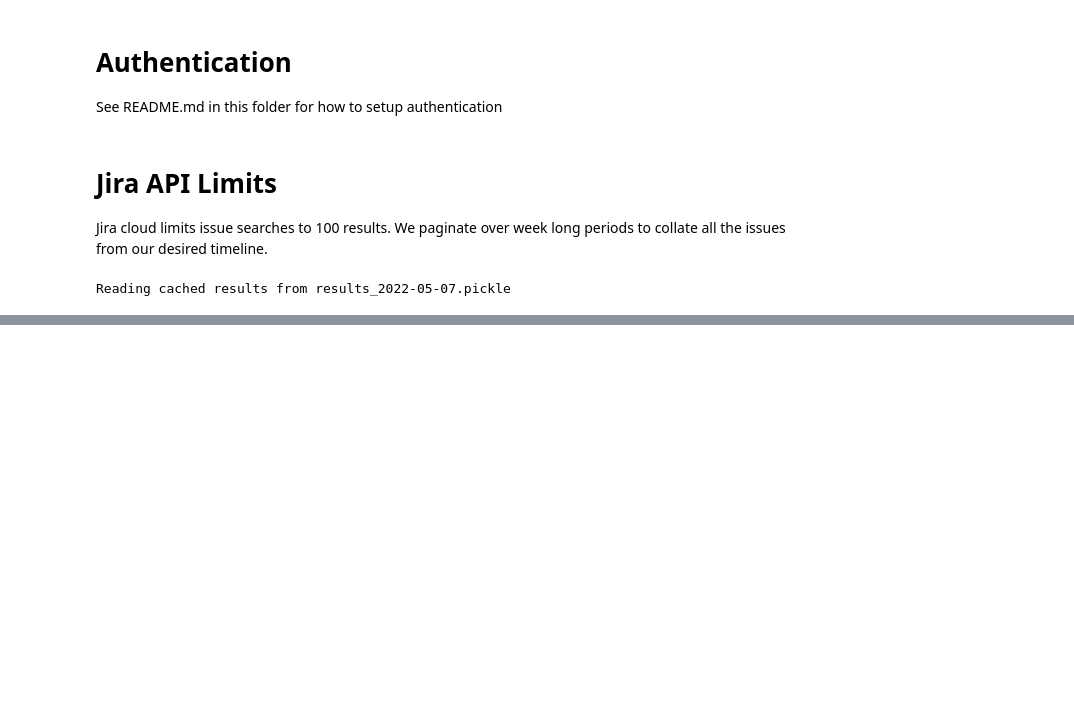
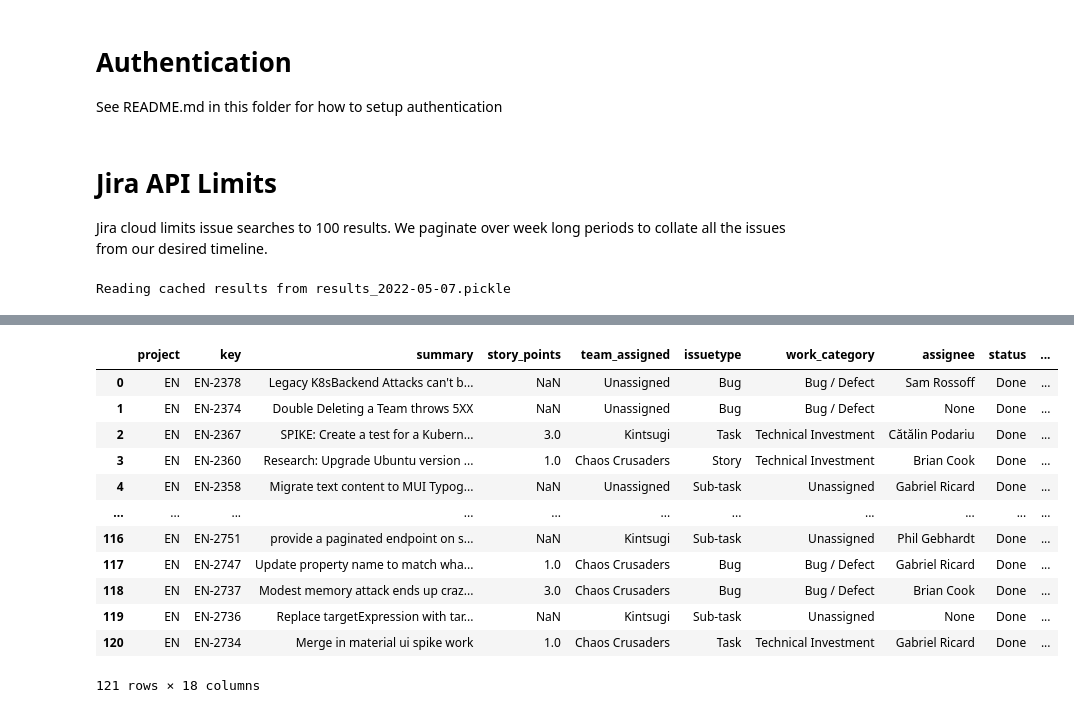
Before and after one commit to jthigpen/jira, a Jupyter notebook: metrics/ticket_metrics.ipynb, the cells around one changed output, grey strips where cells are left out. Saved outputs shown, nothing was run; the diff lists cells and outputs as text; code cells hidden in the pictures; blank space fills up the shorter version.

Commit message:
quarter metrics

```diff
--- a/metrics/ticket_metrics.ipynb
+++ b/metrics/ticket_metrics.ipynb
@@ -22,7 +38,7 @@ api_token = authTokens[2]
 # %%
 jira_url = f"https://{JIRA_DOMAIN}/"
 
-jira = JIRA(jira_url, basic_auth=(user_email, api_token))
+# jira = JIRA(jira_url, basic_auth=(user_email, api_token))
 
 # projects = jira.projects()  # Test Authentication
 # %% [markdown]
@@ -159,15 +179,26 @@ for i in issues:
 # %%
 def calculate_lifecycle(issues):
-    data = {
-        "key": [x.key for x in issues],
-        "project": [x.project for x in issues],
-        "created_date": [x.created_date for x in issues],
-        "created_ts": [x.created_ts for x in issues],
-        "resolution_date": [x.resolution_date for x in issues],
-        "resolution_ts": [x.resolution_ts for x in issues],
+    issue_props = [
+        "project",
+        "key",
+        "summary",
+        "story_points",
+        "team_assigned",
+        "issuetype",
+        "work_category",
+        "assignee",
+        "status",
+        "created_date",
+        "created_ts",
+        "resolution_date",
+        "resolution_ts",
+    ]
 
+    data = {}
 
-    }
+    for f in issue_props:
+        data[f] = [getattr(x, f) for x in issues]
+
     return pd.DataFrame(data)
 
-calculate_lifecycle(issues)
+df = calculate_lifecycle(issues)
@@ -191,0 +225,21 @@ NameError: name 'df' is not defined
+# %%
+df["resolution_year_month"] = df["resolution_date"].astype('datetime64').dt.strftime("%Y-%m")
+df["resolution_month"] = df["resolution_date"].astype('datetime64').dt.month
+df["resolution_year"] = df["resolution_date"].astype('datetime64').dt.year
+df["resolution_qtr"] = df["resolution_date"].astype('datetime64').dt.quarter
+df["resolution_year_qtr"] = df["resolution_year"].map(str) + "Q" + df["resolution_qtr"].map(str)
+df
+# %% [output]
+|  | project | key | summary | story_points | team_assigned | issuetype | work_category | assignee | status | ... |
+| 0 | EN | EN-2378 | Legacy K8sBackend Attacks can't b... | NaN | Unassigned | Bug | Bug / Defect | Sam Rossoff | Done | ... |
+| 1 | EN | EN-2374 | Double Deleting a Team throws 5XX | NaN | Unassigned | Bug | Bug / Defect | None | Done | ... |
+| 2 | EN | EN-2367 | SPIKE: Create a test for a Kubern... | 3.0 | Kintsugi | Task | Technical Investment | Cătălin Podariu | Done | ... |
+| 3 | EN | EN-2360 | Research: Upgrade Ubuntu version ... | 1.0 | Chaos Crusaders | Story | Technical Investment | Brian Cook | Done | ... |
+| 4 | EN | EN-2358 | Migrate text content to MUI Typog... | NaN | Unassigned | Sub-task | Unassigned | Gabriel Ricard | Done | ... |
+| ... | ... | ... | ... | ... | ... | ... | ... | ... | ... | ... |
+| 116 | EN | EN-2751 | provide a paginated endpoint on s... | NaN | Kintsugi | Sub-task | Unassigned | Phil Gebhardt | Done | ... |
+| 117 | EN | EN-2747 | Update property name to match wha... | 1.0 | Chaos Crusaders | Bug | Bug / Defect | Gabriel Ricard | Done | ... |
+| 118 | EN | EN-2737 | Modest memory attack ends up craz... | 3.0 | Chaos Crusaders | Bug | Bug / Defect | Brian Cook | Done | ... |
+| 119 | EN | EN-2736 | Replace targetExpression with tar... | NaN | Kintsugi | Sub-task | Unassigned | None | Done | ... |
+| 120 | EN | EN-2734 | Merge in material ui spike work | 1.0 | Chaos Crusaders | Task | Technical Investment | Gabriel Ricard | Done | ... |
+121 rows × 18 columns
```
Also changed, not shown: parts of 7 cells of this notebook.
